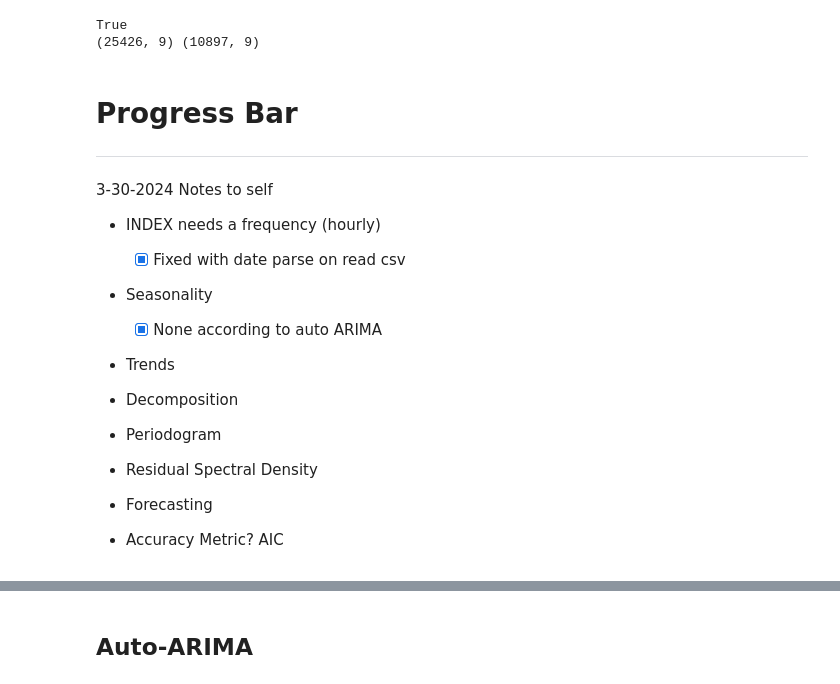
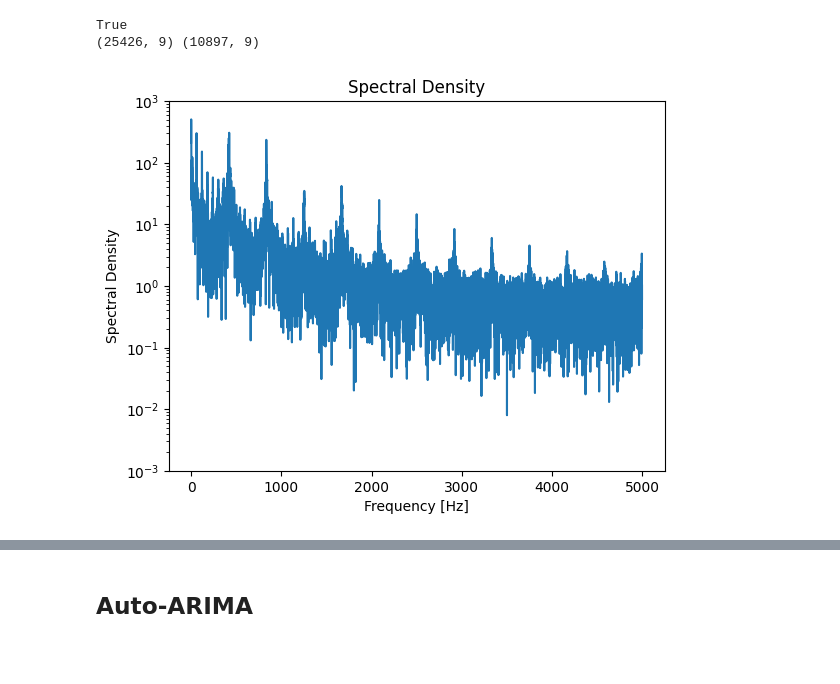
Before and after one commit to DemetriousLloyd/Portfolio, a Jupyter notebook: R_Py_Projects/Time_Series_Modeling_Romanian Electricity.ipynb, the cells around one changed output, grey strips where cells are left out. Saved outputs shown, nothing was run; the diff lists cells and outputs as text; code cells hidden in the pictures; blank space fills up the shorter version.

```diff
--- a/R_Py_Projects/Time_Series_Modeling_Romanian Electricity.ipynb
+++ b/R_Py_Projects/Time_Series_Modeling_Romanian Electricity.ipynb
@@ -217,19 +202,17 @@ print(train.shape, test.shape)
 # %% [output]
 True
 (25426, 9) (10897, 9)
-# %% [markdown]
-# Progress Bar
----
-3-30-2024
-Notes to self
-- INDEX needs a frequency (hourly)
-  - [X] Fixed with date parse on read csv
-- Seasonality
-  - [X] None according to auto ARIMA
-- Trends
-- Decomposition
-- Periodogram
-- Residual Spectral Density
-
-- Forecasting
-- Accuracy Metric? AIC
+# %%
+# Spectral Density
+
+from scipy import signal
+f, Pxx_spec = signal.periodogram(df['Consumption'], 10e3, 'flattop', scaling='spectrum')
+plt.figure()
+plt.semilogy(f, np.sqrt(Pxx_spec))
+plt.ylim([1e-3, 1e3])
+plt.title('Spectral Density')
+plt.xlabel('Frequency [Hz]')
+plt.ylabel('Spectral Density')
+plt.show()
+# %% [output]
+[figure, added]
```
Also changed, not shown: parts of 31 cells of this notebook.
